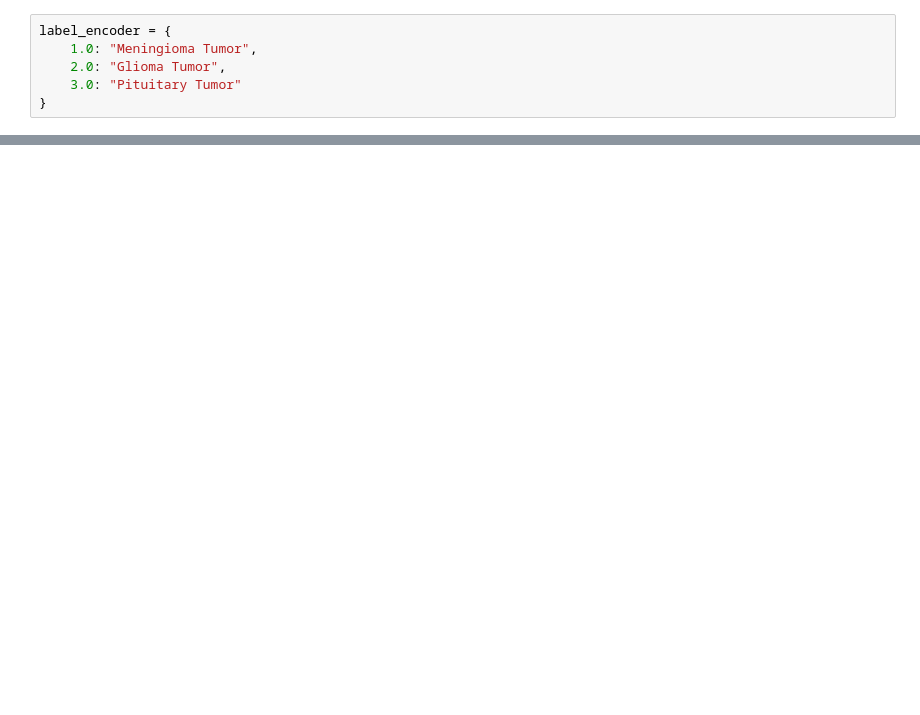
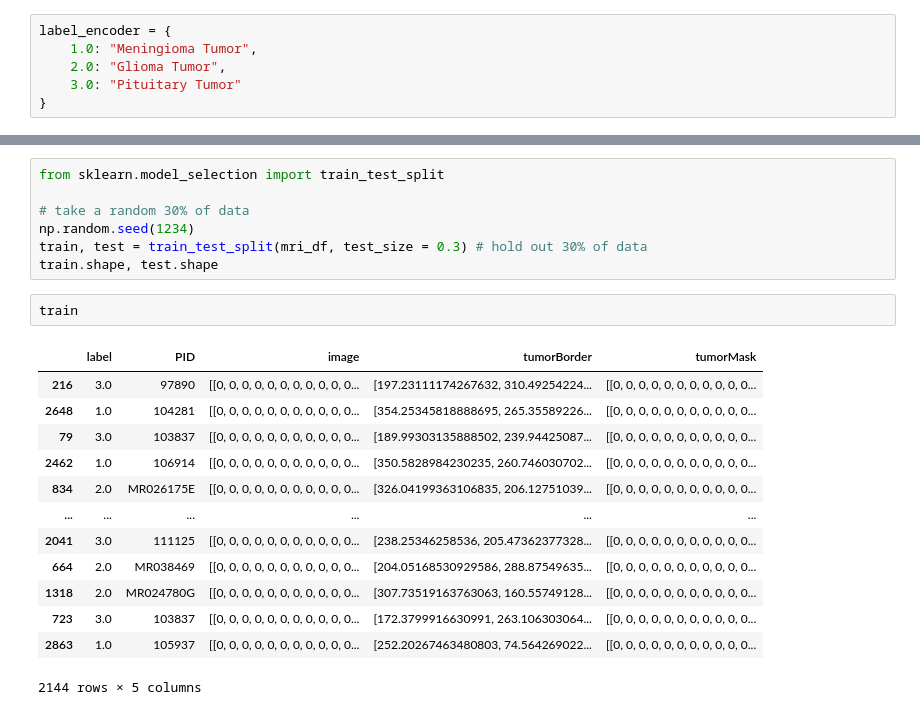
Before and after one commit to jmejia22/BrainTumorClassification, a Jupyter notebook: Project_Update2.ipynb, the cells around one changed output, grey strips where cells are left out. Drawn from its saved outputs; the diff is of its cells as text; blank space fills up the shorter version.

```diff
--- a/Project_Update2.ipynb
+++ b/Project_Update2.ipynb
@@ -72,0 +104,23 @@ Text(0.5, 0.98, 'Label: Pituitary Tumor')
+# %%
+from sklearn.model_selection import train_test_split
+
+# take a random 30% of data
+np.random.seed(1234)
+train, test = train_test_split(mri_df, test_size = 0.3) # hold out 30% of data
+train.shape, test.shape
+# %%
+train
+# %% [output]
+|  | label | PID | image | tumorBorder | tumorMask |
+| 216 | 3.0 | 97890 | [[0, 0, 0, 0, 0, 0, 0, 0, 0, 0, 0... | [197.23111174267632, 310.49254224... | [[0, 0, 0, 0, 0, 0, 0, 0, 0, 0, 0... |
+| 2648 | 1.0 | 104281 | [[0, 0, 0, 0, 0, 0, 0, 0, 0, 0, 0... | [354.25345818888695, 265.35589226... | [[0, 0, 0, 0, 0, 0, 0, 0, 0, 0, 0... |
+| 79 | 3.0 | 103837 | [[0, 0, 0, 0, 0, 0, 0, 0, 0, 0, 0... | [189.99303135888502, 239.94425087... | [[0, 0, 0, 0, 0, 0, 0, 0, 0, 0, 0... |
+| 2462 | 1.0 | 106914 | [[0, 0, 0, 0, 0, 0, 0, 0, 0, 0, 0... | [350.5828984230235, 260.746030702... | [[0, 0, 0, 0, 0, 0, 0, 0, 0, 0, 0... |
+| 834 | 2.0 | MR026175E | [[0, 0, 0, 0, 0, 0, 0, 0, 0, 0, 0... | [326.04199363106835, 206.12751039... | [[0, 0, 0, 0, 0, 0, 0, 0, 0, 0, 0... |
+| ... | ... | ... | ... | ... | ... |
+| 2041 | 3.0 | 111125 | [[0, 0, 0, 0, 0, 0, 0, 0, 0, 0, 0... | [238.25346258536, 205.47362377328... | [[0, 0, 0, 0, 0, 0, 0, 0, 0, 0, 0... |
+| 664 | 2.0 | MR038469 | [[0, 0, 0, 0, 0, 0, 0, 0, 0, 0, 0... | [204.05168530929586, 288.87549635... | [[0, 0, 0, 0, 0, 0, 0, 0, 0, 0, 0... |
+| 1318 | 2.0 | MR024780G | [[0, 0, 0, 0, 0, 0, 0, 0, 0, 0, 0... | [307.73519163763063, 160.55749128... | [[0, 0, 0, 0, 0, 0, 0, 0, 0, 0, 0... |
+| 723 | 3.0 | 103837 | [[0, 0, 0, 0, 0, 0, 0, 0, 0, 0, 0... | [172.3799916630991, 263.106303064... | [[0, 0, 0, 0, 0, 0, 0, 0, 0, 0, 0... |
+| 2863 | 1.0 | 105937 | [[0, 0, 0, 0, 0, 0, 0, 0, 0, 0, 0... | [252.20267463480803, 74.564269022... | [[0, 0, 0, 0, 0, 0, 0, 0, 0, 0, 0... |
+2144 rows × 5 columns
```
Also changed, not shown: parts of 21 cells of this notebook, 1 other file.
